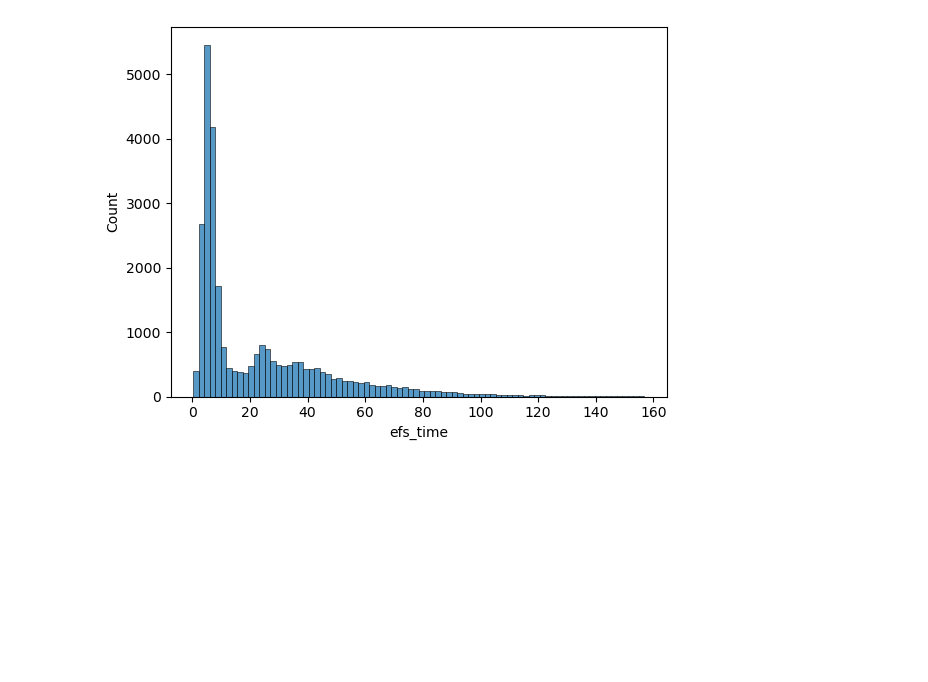
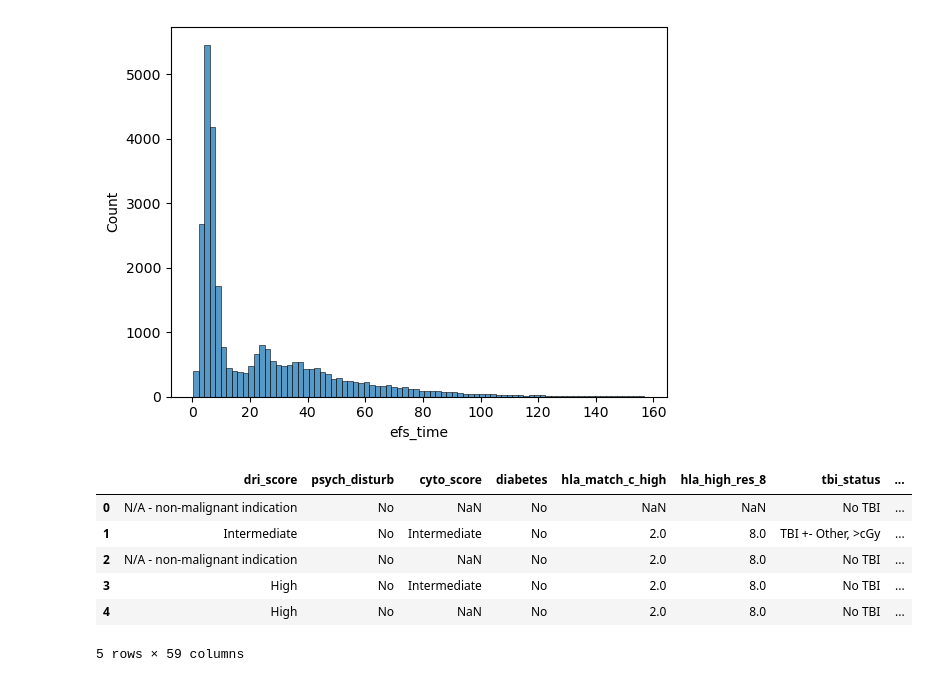
Before and after one commit to CWS01/KaggleHCTOutcomes, a Jupyter notebook: Initial_Data_Exploration.ipynb, the cells around one changed output. Cells and saved outputs as stored; diff of their text form; code cells hidden in the pictures; blank space fills up the shorter version.

```diff
--- a/Initial_Data_Exploration.ipynb
+++ b/Initial_Data_Exploration.ipynb
@@ -85,0 +88,10 @@ sns.histplot(data=df, x = 'efs_time')
+# %%
+df.head()
+# %% [output]
+|  | dri_score | psych_disturb | cyto_score | diabetes | hla_match_c_high | hla_high_res_8 | tbi_status | ... |
+| 0 | N/A - non-malignant indication | No | NaN | No | NaN | NaN | No TBI | ... |
+| 1 | Intermediate | No | Intermediate | No | 2.0 | 8.0 | TBI +- Other, >cGy | ... |
+| 2 | N/A - non-malignant indication | No | NaN | No | 2.0 | 8.0 | No TBI | ... |
+| 3 | High | No | Intermediate | No | 2.0 | 8.0 | No TBI | ... |
+| 4 | High | No | NaN | No | 2.0 | 8.0 | No TBI | ... |
+5 rows × 59 columns
```
Also changed, not shown: parts of 9 cells of this notebook.
